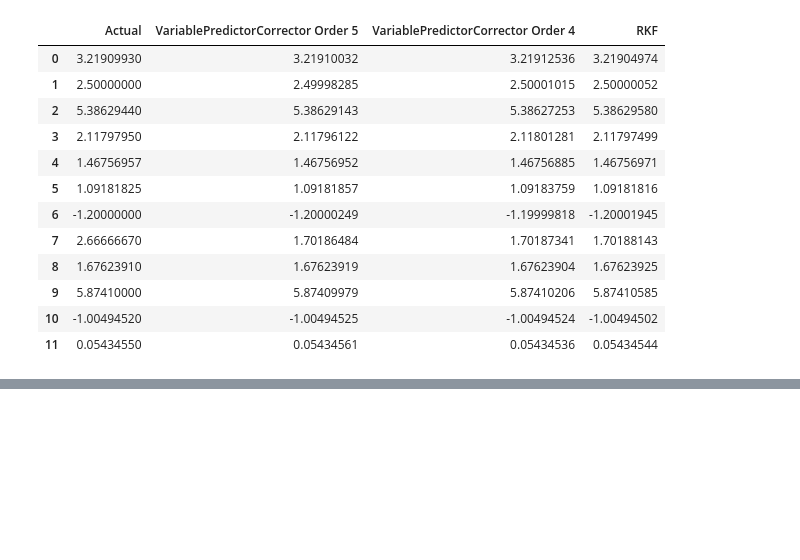
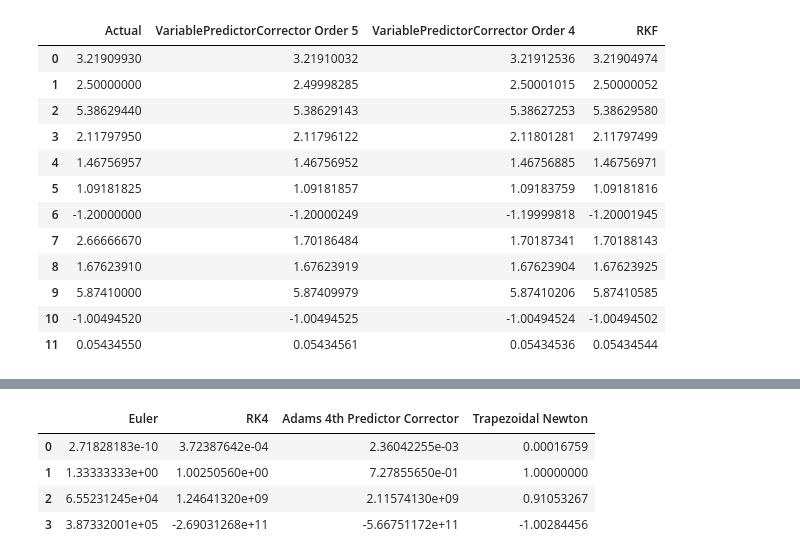
Before and after one commit to Haus226/numericAnalysis, a Jupyter notebook: Chapter 5.ipynb, the cells around one changed output, grey strips where cells are left out. Saved outputs shown, nothing was run; the diff lists cells and outputs as text; code cells hidden in the pictures; blank space fills up the shorter version.

Commit message:
Implement RK4 for systems of differential equations and Trapezoidal-Newton Method for stiff differential equations

```diff
--- a/Chapter 5.ipynb
+++ b/Chapter 5.ipynb
@@ -550,7 +550,7 @@ def PredictorCorrector(f:Callable[[Union[float, int], Union[float, int]], Union[
        b:Union[float, int],
        y_init:Union[float, int],
        h:Union[float, int]=None,
-       m:int=None,
+       m:int=4,
        N:int=None,
        helper:callable=RK4
        ) -> Tuple[np.ndarray[Union[float, int], Any], np.ndarray[Union[float, int], Any]]:
@@ -730,7 +729,7 @@ def VariablePredictorCorrector(f:Callable[[Union[float, int], Union[float, int]]
        m:int,
        n:int,
        delta_coef:float,
-       helper:callable,
+       helper:Callable,
        tol:float=1e-6,) -> Tuple[np.ndarray[Union[float, int], Any], np.ndarray[Union[float, int], Any]]:
 
     AM_LTE = abs(MultiStepCoef(m + 1, False)[-1])
@@ -896,0 +941,11 @@ pd.DataFrame(
+# %%
+# Exercise 1
+f = [
+        lambda t, w: 3 * w[0] + 2 * w[1] - (2 * t ** 2 + 1) * np.exp(2 * t),
+        lambda t, w: 4 * w[0] + w[1] + (t ** 2 + 2 * t - 4) * np.exp(2 * t),
+    ]
+a, b = 0, 1
+h = 0.2
+alpha = [1, 1]
+
+RK4_System(f, a, b, alpha, h)
@@ -896,0 +1019,45 @@ pd.DataFrame(
+# %%
+# Exercise 1
+f = [
+    lambda t, w: -9 * w,
+    lambda t, w: -20 * (w - t ** 2) + 2 * t,
+    lambda t, w: -20 * w + 20 * np.sin(t) + np.cos(t),
+    lambda t, w: 50 / w - 50 * w
+]
+
+fy = [
+    lambda t, w: -9,
+    lambda t, w: -20,
+    lambda t, w: -20,
+    lambda t, w: -50 / w ** 2 - 50,
+]
+
+a = [0, 0, 0, 0]
+b = [1, 1, 2, 1]
+alpha = [np.exp(1), 1 / 3, 1, np.sqrt(2)]
+h = [0.1, 0.1, 0.25, 0.1]
+
+euler = []
+rk4 = []
+adams4_pc = []
+trap_newton = []
+
+for idx in range(len(f)):
+    euler.append(Euler(f[idx], a[idx], b[idx], alpha[idx], h[idx])[1][-1])
+    rk4.append(RK4(f[idx], a[idx], b[idx], alpha[idx], h[idx])[1][-1])
+    adams4_pc.append(PredictorCorrector(f[idx], a[idx], b[idx], alpha[idx], h[idx], 4)[1][-1])
+    trap_newton.append(TrapezoidalNewton(f[idx], fy[idx], a[idx], b[idx], alpha[idx], h[idx])[1][-1])
+
+
+pd.DataFrame({
+    "Euler":euler,
+    "RK4":rk4,
+    "Adams 4th Predictor Corrector":adams4_pc,
+    "Trapezoidal Newton":trap_newton
+})
+# %% [output]
+|  | Euler | RK4 | Adams 4th Predictor Corrector | Trapezoidal Newton |
+| 0 | 2.71828183e-10 | 3.72387642e-04 | 2.36042255e-03 | 0.00016759 |
+| 1 | 1.33333333e+00 | 1.00250560e+00 | 7.27855650e-01 | 1.00000000 |
+| 2 | 6.55231245e+04 | 1.24641320e+09 | 2.11574130e+09 | 0.91053267 |
+| 3 | 3.87332001e+05 | -2.69031268e+11 | -5.66751172e+11 | -1.00284456 |
```
Also changed, not shown: parts of 11 cells of this notebook.
